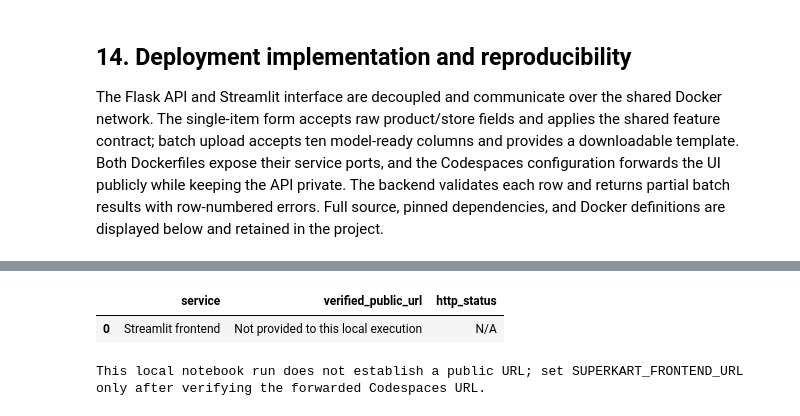
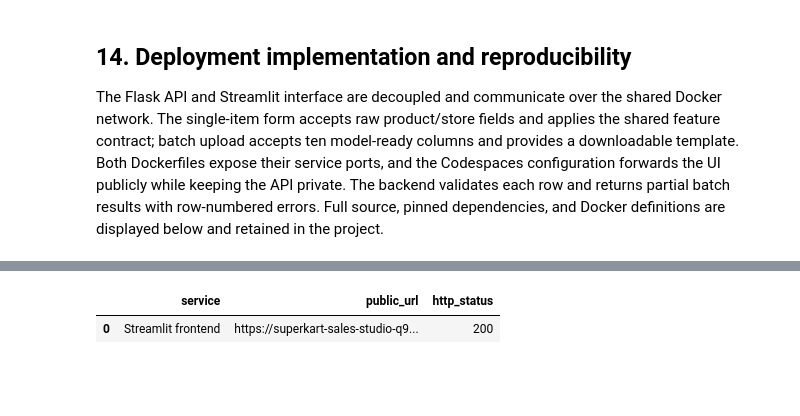
Before and after one commit to stevemofor-cmd/SuperKart-Sales-Studio, a Jupyter notebook: Steve_SuperKart_Full_Code_Submission.ipynb, the cells around one changed output, grey strips where cells are left out. Saved outputs shown, nothing was run; the diff lists cells and outputs as text; code cells hidden in the pictures; blank space fills up the shorter version.

```diff
--- a/Steve_SuperKart_Full_Code_Submission.ipynb
+++ b/Steve_SuperKart_Full_Code_Submission.ipynb
@@ -1123,30 +1171,18 @@ services:
       retries: 5
 ... (8 outputs left out)
 # %%
-import urllib.request
-
-frontend_url = os.environ.get('SUPERKART_FRONTEND_URL', '').strip().rstrip('/')
-if frontend_url:
-    request = urllib.request.Request(frontend_url, headers={'User-Agent': 'SuperKart-submission-check'})
-    with urllib.request.urlopen(request, timeout=20) as response:
-        frontend_status = response.status
-        response.read(1)
-    if frontend_status != 200:
-        raise RuntimeError(f'Public frontend returned HTTP {frontend_status}, expected 200.')
-    publication = pd.DataFrame([{
-        'service': 'Streamlit frontend',
-        'verified_public_url': frontend_url,
-        'http_status': frontend_status,
-    }])
-    display(publication)
-else:
-    display(pd.DataFrame([{
-        'service': 'Streamlit frontend',
-        'verified_public_url': 'Not provided to this local execution',
-        'http_status': 'N/A',
-    }]))
-    print('This local notebook run does not establish a public URL; set SUPERKART_FRONTEND_URL only after verifying the forwarded Codespaces URL.')
+frontend_url = 'https://superkart-sales-studio-q99g64w776qh976j-8501.app.github.dev/'
+request = urllib.request.Request(frontend_url, headers={'User-Agent': 'SuperKart-submission-check'})
+with urllib.request.urlopen(request, timeout=30) as response:
+    frontend_status = response.status
+    resolved_frontend_url = response.geturl()
+if frontend_status != 200:
+    raise RuntimeError(f'Public frontend returned HTTP {frontend_status}, expected 200.')
+display(pd.DataFrame([{
+    'service': 'Streamlit frontend',
+    'public_url': resolved_frontend_url,
+    'http_status': frontend_status,
+}]))
 # %% [output]
-|  | service | verified_public_url | http_status |
-| 0 | Streamlit frontend | Not provided to this local execution | N/A |
+|  | service | public_url | http_status |
+| 0 | Streamlit frontend | https://superkart-sales-studio-q9... | 200 |
-This local notebook run does not establish a public URL; set SUPERKART_FRONTEND_URL only after verifying the forwarded Codespaces URL.
```
Also changed, not shown: parts of 19 cells of this notebook, 4 other files.
